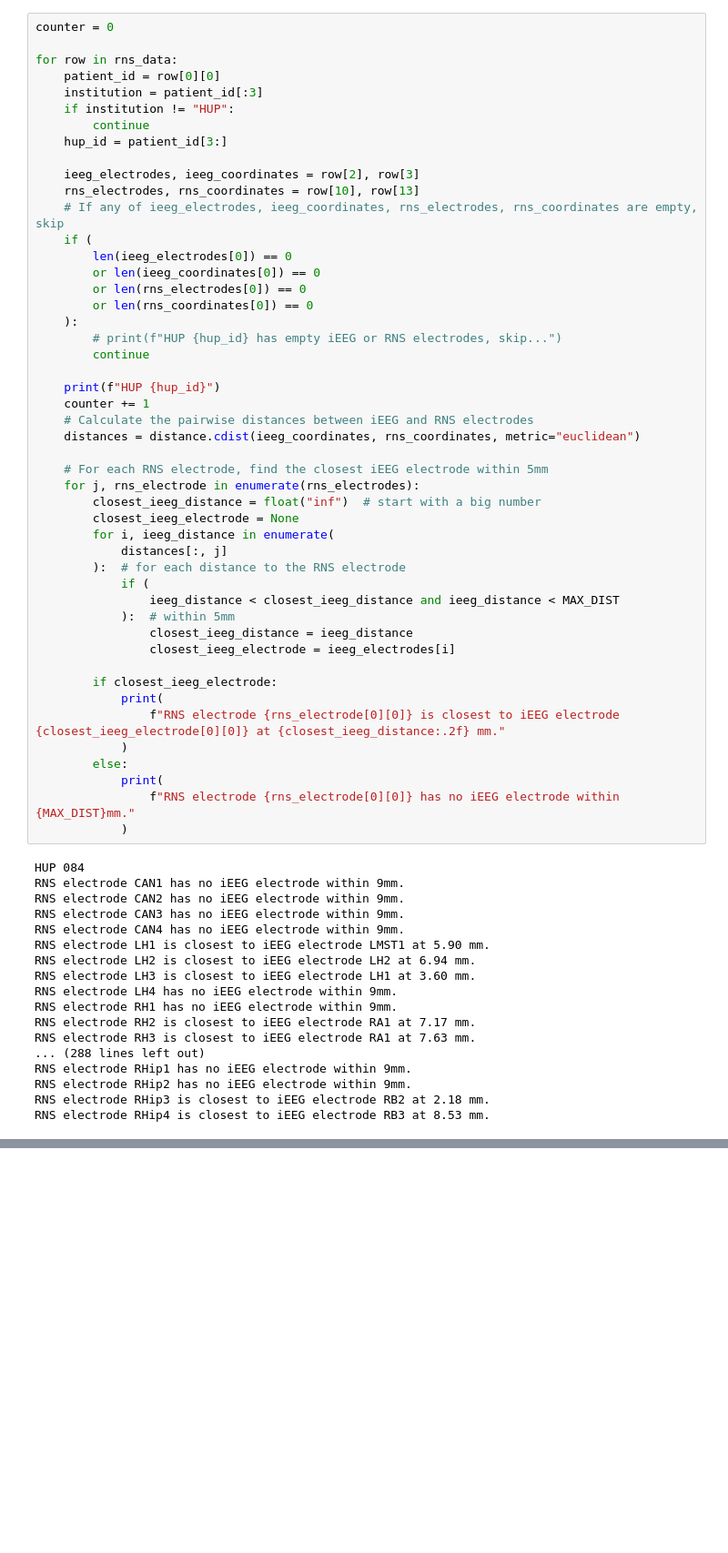
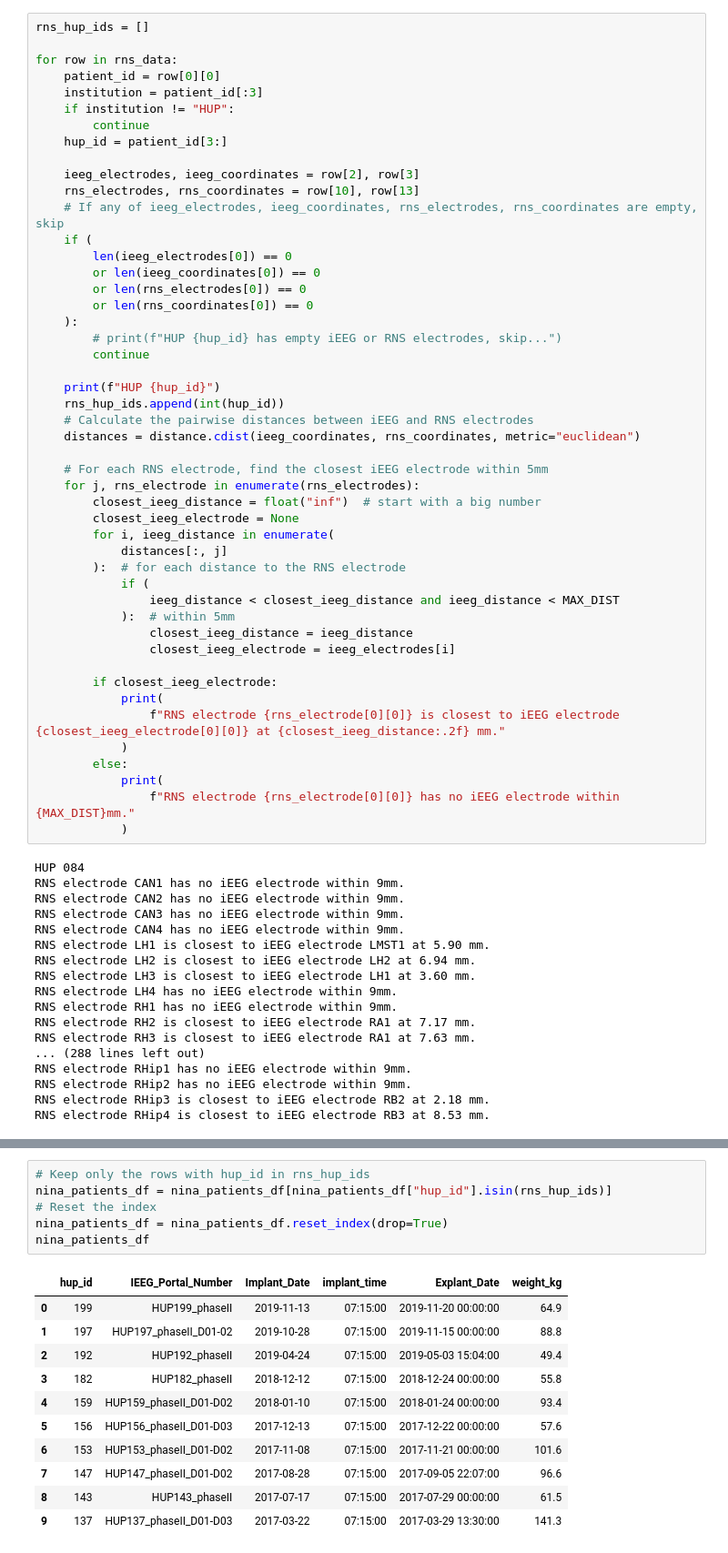
Before and after one commit to devincma/asm_synchrony_paper, a Jupyter notebook: synchrony/rns_colocate.ipynb, the cells around one changed output, grey strips where cells are left out. Shown at 91% size. Saved outputs shown, nothing was run; the diff lists cells and outputs as text; blank space fills up the shorter version.

```diff
--- a/synchrony/rns_colocate.ipynb
+++ b/synchrony/rns_colocate.ipynb
@@ -9,7 +16,7 @@ MAX_DIST = 9  # millimeters
 rns_data = sio.loadmat(RNS_DIR)
 rns_data = rns_data["patients_Penn"][0]
 # %%
-counter = 0
+rns_hup_ids = []
 
 for row in rns_data:
     patient_id = row[0][0]
@@ -31,7 +38,7 @@ for row in rns_data:
         continue
 
     print(f"HUP {hup_id}")
-    counter += 1
+    rns_hup_ids.append(int(hup_id))
     # Calculate the pairwise distances between iEEG and RNS electrodes
     distances = distance.cdist(ieeg_coordinates, rns_coordinates, metric="euclidean")
 
@@ -80,0 +131,18 @@ Total number of HUP/RNS patients: 20
+# %%
+# Keep only the rows with hup_id in rns_hup_ids
+nina_patients_df = nina_patients_df[nina_patients_df["hup_id"].isin(rns_hup_ids)]
+# Reset the index
+nina_patients_df = nina_patients_df.reset_index(drop=True)
+nina_patients_df
+# %% [output]
+|  | hup_id | IEEG_Portal_Number | Implant_Date | implant_time | Explant_Date | weight_kg |
+| 0 | 199 | HUP199_phaseII | 2019-11-13 | 07:15:00 | 2019-11-20 00:00:00 | 64.9 |
+| 1 | 197 | HUP197_phaseII_D01-02 | 2019-10-28 | 07:15:00 | 2019-11-15 00:00:00 | 88.8 |
+| 2 | 192 | HUP192_phaseII | 2019-04-24 | 07:15:00 | 2019-05-03 15:04:00 | 49.4 |
+| 3 | 182 | HUP182_phaseII | 2018-12-12 | 07:15:00 | 2018-12-24 00:00:00 | 55.8 |
+| 4 | 159 | HUP159_phaseII_D01-D02 | 2018-01-10 | 07:15:00 | 2018-01-24 00:00:00 | 93.4 |
+| 5 | 156 | HUP156_phaseII_D01-D03 | 2017-12-13 | 07:15:00 | 2017-12-22 00:00:00 | 57.6 |
+| 6 | 153 | HUP153_phaseII_D01-D02 | 2017-11-08 | 07:15:00 | 2017-11-21 00:00:00 | 101.6 |
+| 7 | 147 | HUP147_phaseII_D01-D02 | 2017-08-28 | 07:15:00 | 2017-09-05 22:07:00 | 96.6 |
+| 8 | 143 | HUP143_phaseII | 2017-07-17 | 07:15:00 | 2017-07-29 00:00:00 | 61.5 |
+| 9 | 137 | HUP137_phaseII_D01-D03 | 2017-03-22 | 07:15:00 | 2017-03-29 13:30:00 | 141.3 |
```
Also changed, not shown: parts of 10 cells of this notebook, 28 other files.
